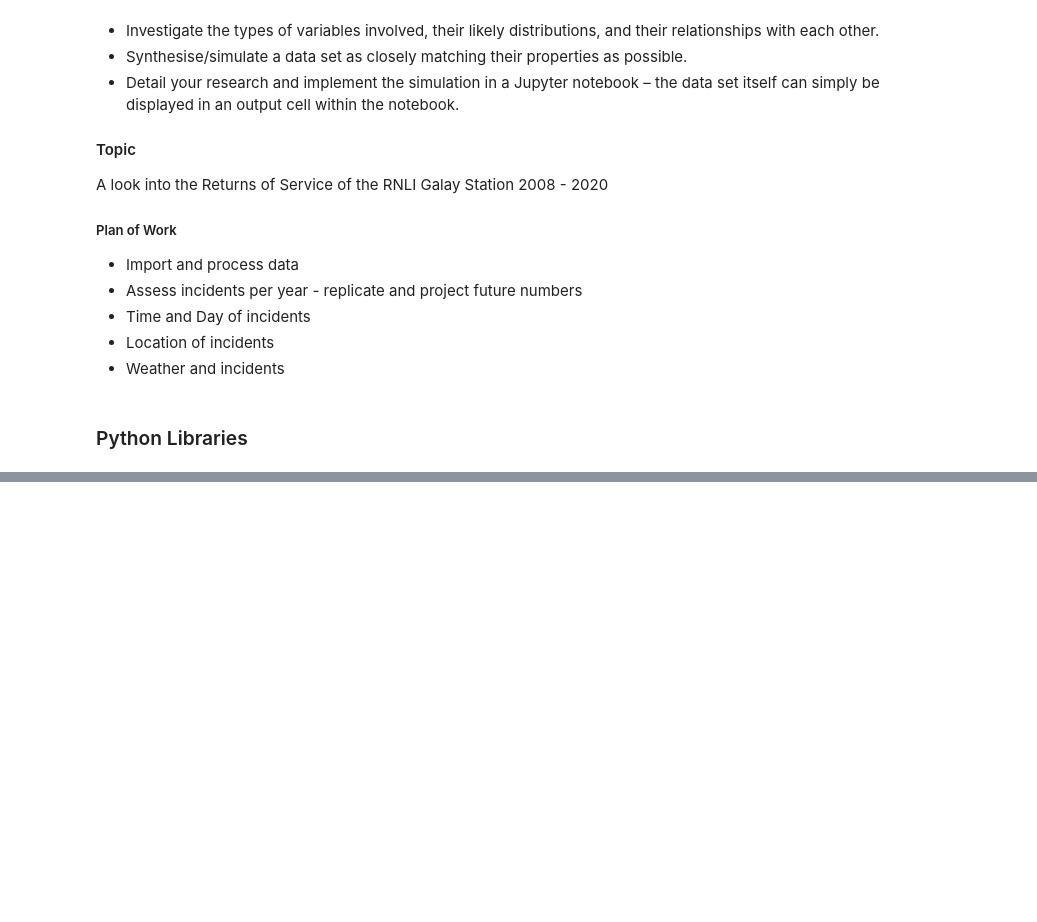
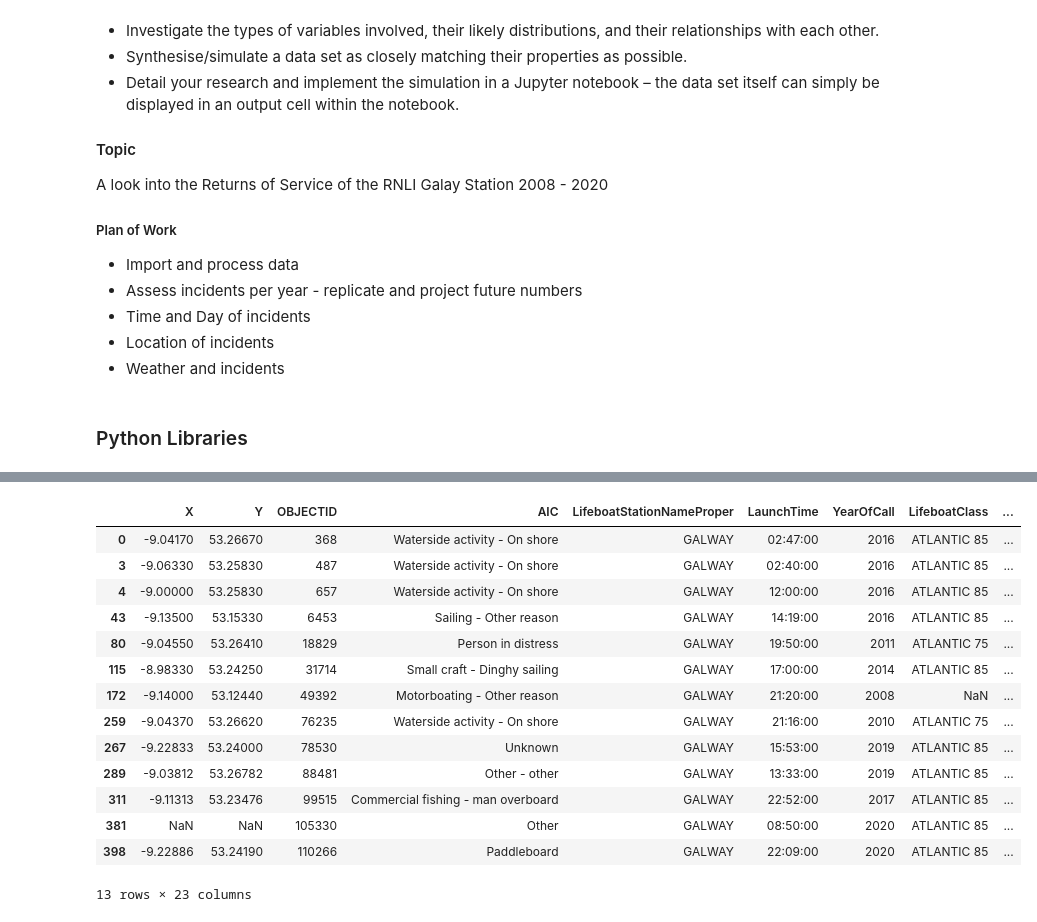
Before and after one commit to ShanePAustin/programming-for-data-analysis, a Jupyter notebook: PfDA_project_2021.ipynb, the cells around one changed output, grey strips where cells are left out. Saved outputs shown, nothing was run; the diff lists cells and outputs as text; code cells hidden in the pictures; blank space fills up the shorter version.

Commit message:
Getting values for weather condition categories

```diff
--- a/PfDA_project_2021.ipynb
+++ b/PfDA_project_2021.ipynb
@@ -36,3 +36,7 @@ import numpy as np
 import matplotlib.pyplot as plt
 import seaborn as sns
 import datetime
+# %%
+filename = "RNLI_Returns_of_Service_Galway.csv"
+
+df = pd.read_csv(filename)
@@ -38,0 +137,18 @@ import datetime
+# %%
+df.groupby("WeatherAtIncident").head(1)
+# %% [output]
+|  | X | Y | OBJECTID | AIC | LifeboatStationNameProper | LaunchTime | YearOfCall | LifeboatClass | ... |
+| 0 | -9.04170 | 53.26670 | 368 | Waterside activity - On shore | GALWAY | 02:47:00 | 2016 | ATLANTIC 85 | ... |
+| 3 | -9.06330 | 53.25830 | 487 | Waterside activity - On shore | GALWAY | 02:40:00 | 2016 | ATLANTIC 85 | ... |
+| 4 | -9.00000 | 53.25830 | 657 | Waterside activity - On shore | GALWAY | 12:00:00 | 2016 | ATLANTIC 85 | ... |
+| 43 | -9.13500 | 53.15330 | 6453 | Sailing - Other reason | GALWAY | 14:19:00 | 2016 | ATLANTIC 85 | ... |
+| 80 | -9.04550 | 53.26410 | 18829 | Person in distress | GALWAY | 19:50:00 | 2011 | ATLANTIC 75 | ... |
+| 115 | -8.98330 | 53.24250 | 31714 | Small craft - Dinghy sailing | GALWAY | 17:00:00 | 2014 | ATLANTIC 85 | ... |
+| 172 | -9.14000 | 53.12440 | 49392 | Motorboating - Other reason | GALWAY | 21:20:00 | 2008 | NaN | ... |
+| 259 | -9.04370 | 53.26620 | 76235 | Waterside activity - On shore | GALWAY | 21:16:00 | 2010 | ATLANTIC 75 | ... |
+| 267 | -9.22833 | 53.24000 | 78530 | Unknown | GALWAY | 15:53:00 | 2019 | ATLANTIC 85 | ... |
+| 289 | -9.03812 | 53.26782 | 88481 | Other - other | GALWAY | 13:33:00 | 2019 | ATLANTIC 85 | ... |
+| 311 | -9.11313 | 53.23476 | 99515 | Commercial fishing - man overboard | GALWAY | 22:52:00 | 2017 | ATLANTIC 85 | ... |
+| 381 | NaN | NaN | 105330 | Other | GALWAY | 08:50:00 | 2020 | ATLANTIC 85 | ... |
+| 398 | -9.22886 | 53.24190 | 110266 | Paddleboard | GALWAY | 22:09:00 | 2020 | ATLANTIC 85 | ... |
+13 rows × 23 columns
```
Also changed, not shown: parts of 7 cells of this notebook.
